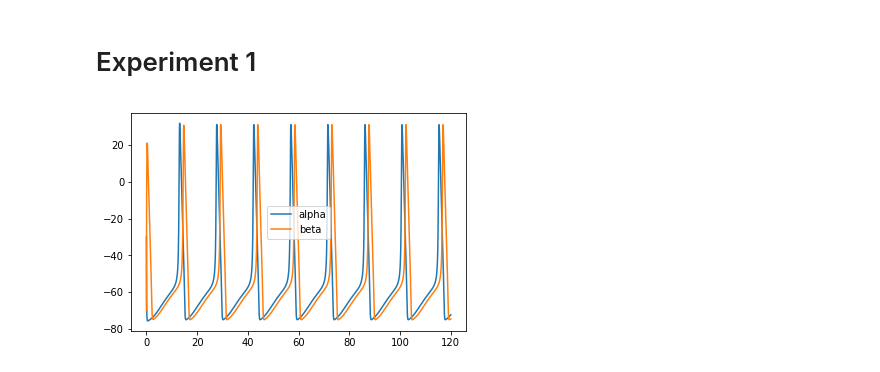
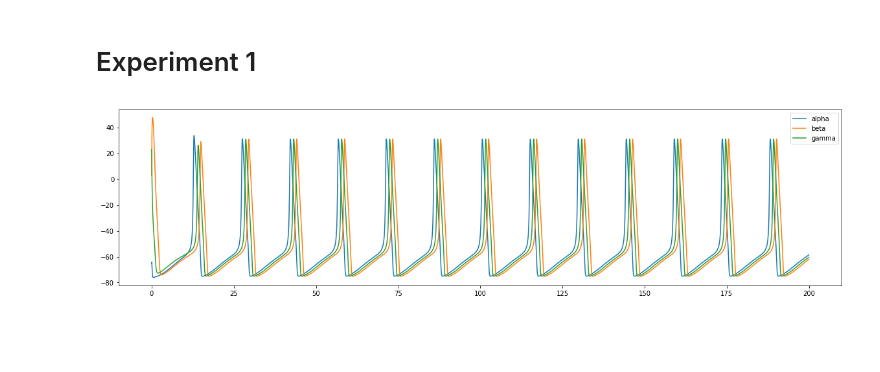
Before and after one commit to ndettmer/neuronal_synchrony_replication, a Jupyter notebook: NoNest.ipynb, the cells around one changed output. Saved outputs shown, nothing was run; the diff lists cells and outputs as text; code cells hidden in the pictures; blank space fills up the shorter version.

```diff
--- a/NoNest.ipynb
+++ b/NoNest.ipynb
@@ -101,6 +101,10 @@ class hh_neuron:
                 - self.g_K * n ** 4 * (V - self.E_K)
                 - self.g_L * (V - self.E_L)
                 + self.I_ext + self.I_syn ) / self.C
+
+    def I_syn(t):
+        """S12"""
+        return - (0.05/500)
 # %% [markdown]
 ## Configuration
 # %%
@@ -121,22 +132,18 @@ hh_config = {
 # %% [markdown]
 ## Simulation
 # %%
-def simulate(neuron, start_time, end_time, step_size, V0):
+def simulate(neuron, start_time, end_time, step_size):
 
     t = np.arange(start_time, end_time, step_size)
 
-    m0 = np.random.random()
-    n0 = np.random.random()
-    h0 = np.random.random()
-
     neuron.m = np.zeros(t.size)
-    neuron.m[0] = m0
+    neuron.m[0] = np.random.random()
     neuron.h = np.zeros(t.size)
-    neuron.h[0] = h0
+    neuron.h[0] = np.random.random()
     neuron.n = np.zeros(t.size)
-    neuron.n[0] = n0
+    neuron.n[0] = np.random.random()
     neuron.V = np.zeros(t.size)
-    neuron.V[0] = V0
+    neuron.V[0] = np.random.randint(-75, 30)
 
     # calculate new m, n, h and V
     for i in range(1, t.size):
@@ -155,6 +162,8 @@ def simulate(neuron, start_time, end_time, step_size, V0):
 # %% [markdown]
 ## Plotting
 # %%
+plt.rcParams["figure.figsize"] = (20,5)
+
 def plot_V(neurons):
 
     for neuron in neurons:
@@ -164,20 +173,25 @@ def plot_V(neurons):
 
     plt.legend(["alpha", "beta", "gamma"])
     plt.show()
-    #plt.plot(t, neuron.m)
-    #plt.plot(t, neuron.h)
-    #plt.plot(t, neuron.n)
-    #plt.legend(["m", "h", "n"])
-    #plt.show()
+
+    #for neuron in neurons:
+    #    plt.plot(t, neuron.m)
+    #    plt.plot(t, neuron.h)
+    #    plt.plot(t, neuron.n)
+    #    plt.legend(["m", "h", "n"])
+    #    plt.show()
 # %% [markdown]
 # Experiment 1
 # %%
-hh_1 = hh_neuron(hh_config)
-simulate(hh_1, 0, 120, 0.02, -30)
+hh_alpha = hh_neuron(hh_config)
+simulate(hh_alpha, 0, 200, 0.02)
 
-hh_2 = hh_neuron(hh_config)
-simulate(hh_2, 0, 120, 0.02, -70)
+hh_beta = hh_neuron(hh_config)
+simulate(hh_beta, 0, 200, 0.02)
 
-plot_V([hh_1,hh_2])
+hh_gamma = hh_neuron(hh_config)
+simulate(hh_gamma, 0, 200, 0.02)
+
+plot_V([hh_alpha, hh_beta, hh_gamma])
 # %% [output]
-[figure, old version]
+[figure, new version]
```
Also changed, not shown: parts of 3 cells of this notebook.
